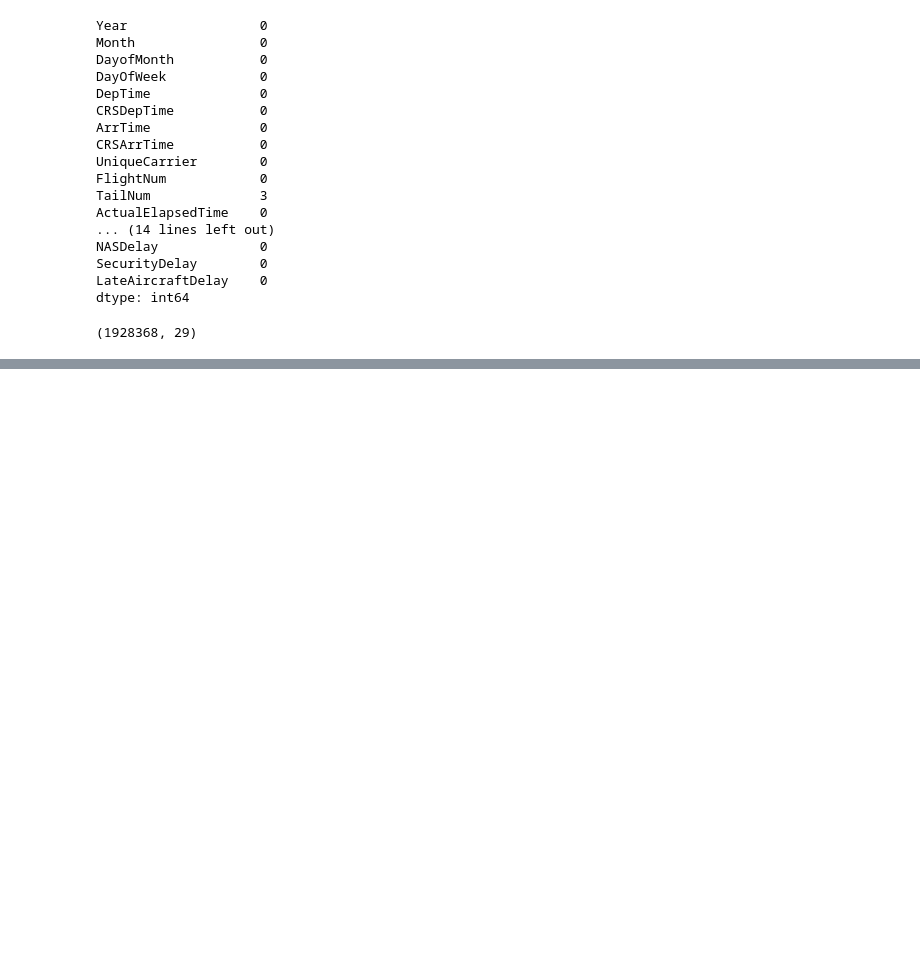
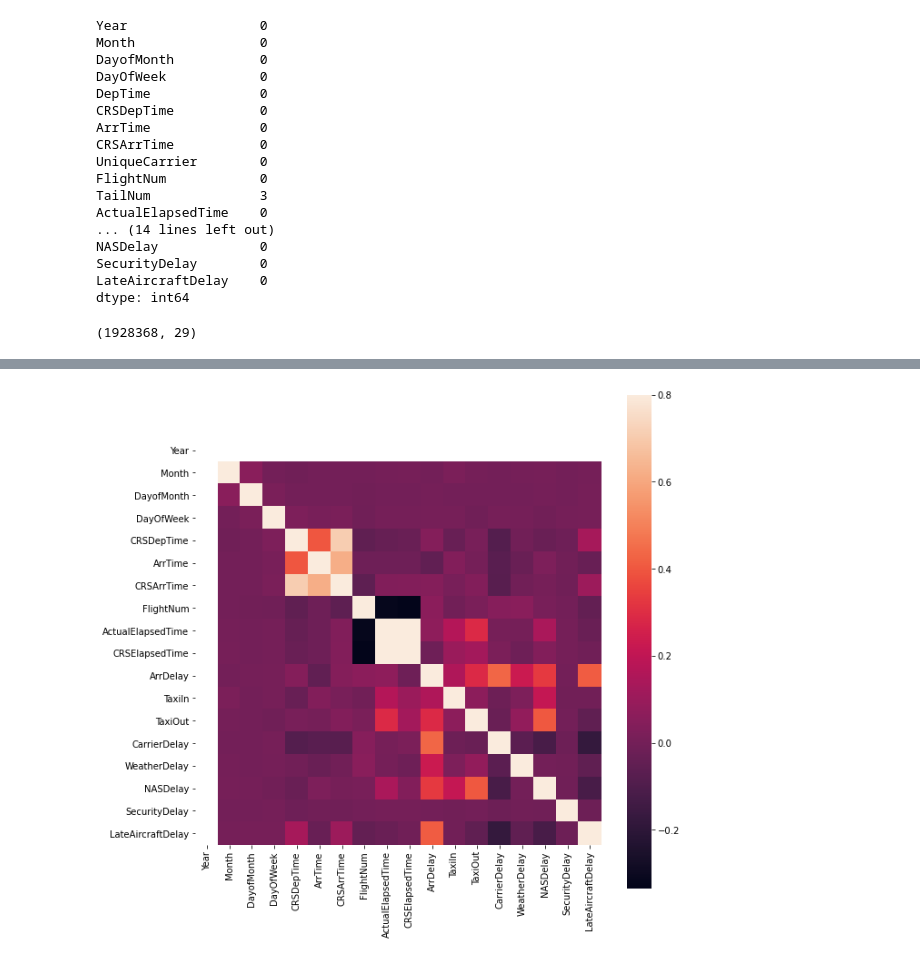
Before and after one commit to jc-phscst/ML-I4.0, a Jupyter notebook: Projekat.ipynb, the cells around one changed output, grey strips where cells are left out. Saved outputs shown, nothing was run; the diff lists cells and outputs as text; code cells hidden in the pictures; blank space fills up the shorter version.

```diff
--- a/Projekat.ipynb
+++ b/Projekat.ipynb
@@ -269,0 +388,6 @@ Name: WeatherDelay, dtype: float64
+# %%
+plt.figure(figsize=(10, 10))
+sns.heatmap(correlation_matrix, vmax=.8, square=True)
+plt.show()
+# %% [output]
+[figure, added]
```
Also changed, not shown: parts of 27 cells of this notebook.
